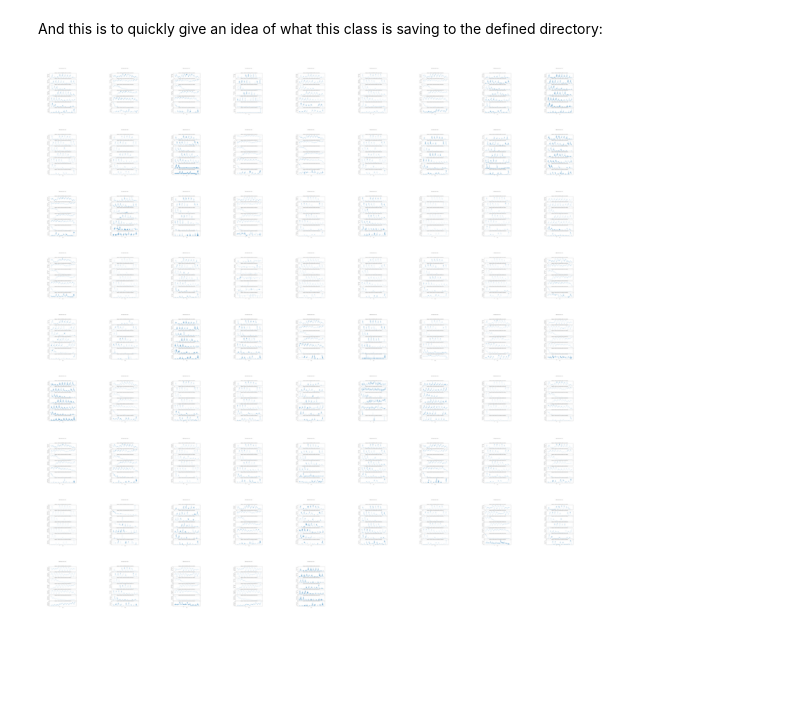
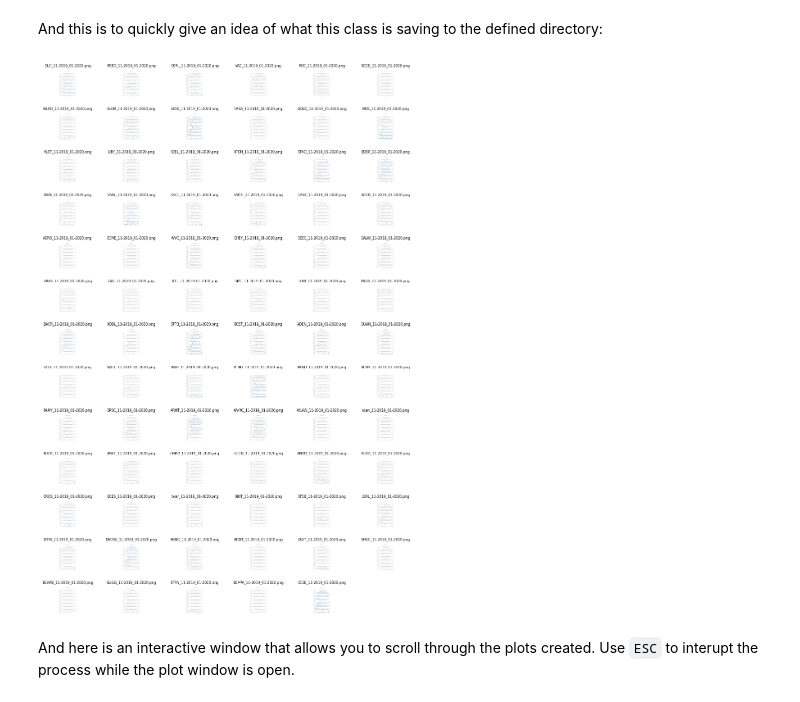
Before and after one commit to reisertyler/modeling-people-flow, a Jupyter notebook: DataProcessor.ipynb, the cells around one changed output. Saved outputs shown, nothing was run; the diff lists cells and outputs as text; code cells hidden in the pictures; blank space fills up the shorter version.

Commit message:
added interactive GUI and a python environment with 3.9 and tensorflow for apple

```diff
--- a/DataProcessor.ipynb
+++ b/DataProcessor.ipynb
@@ -246,23 +254,25 @@ And this is to quickly give an idea of what this class is saving to the defined
 # %%
 import matplotlib.image as mpimg
 
-# Define the size of the thumbnails
-thumbnail_size = (100, 100)
+thumbnail_size = (200, 200)
 
-fig = plt.figure(figsize=(10, 10))
-columns = 9
-rows = 9
+fig = plt.figure(figsize=(18, 20))
+columns = 6
+rows = 15
 
-# Loop over all image files, create a thumbnail for each one, and display the thumbnails in a grid
+fig.subplots_adjust(hspace=0.5, wspace=-0.75)
+
 for i, image_file in enumerate(image_files):
     image_path = os.path.join(OUTPUT_PATH_DT_SERIES, image_file)
     img = Image.open(image_path)
     img.thumbnail(thumbnail_size)
-
-    fig.add_subplot(rows, columns, i+1)
-    plt.imshow(img)
-    plt.axis('off')
+    ax = fig.add_subplot(rows, columns, i+1)
+    ax.imshow(img)
+    ax.axis('off')
+    ax.set_title(image_file, fontsize=6)
 
 plt.show()
 # %% [output]
-[figure, old version]
+[figure, new version]
+# %% [markdown]
+And here is an interactive window that allows you to scroll through the plots created. Use `ESC` to interupt the process while the plot window is open.
```
Also changed, not shown: parts of 19 cells of this notebook, 18 other files.
